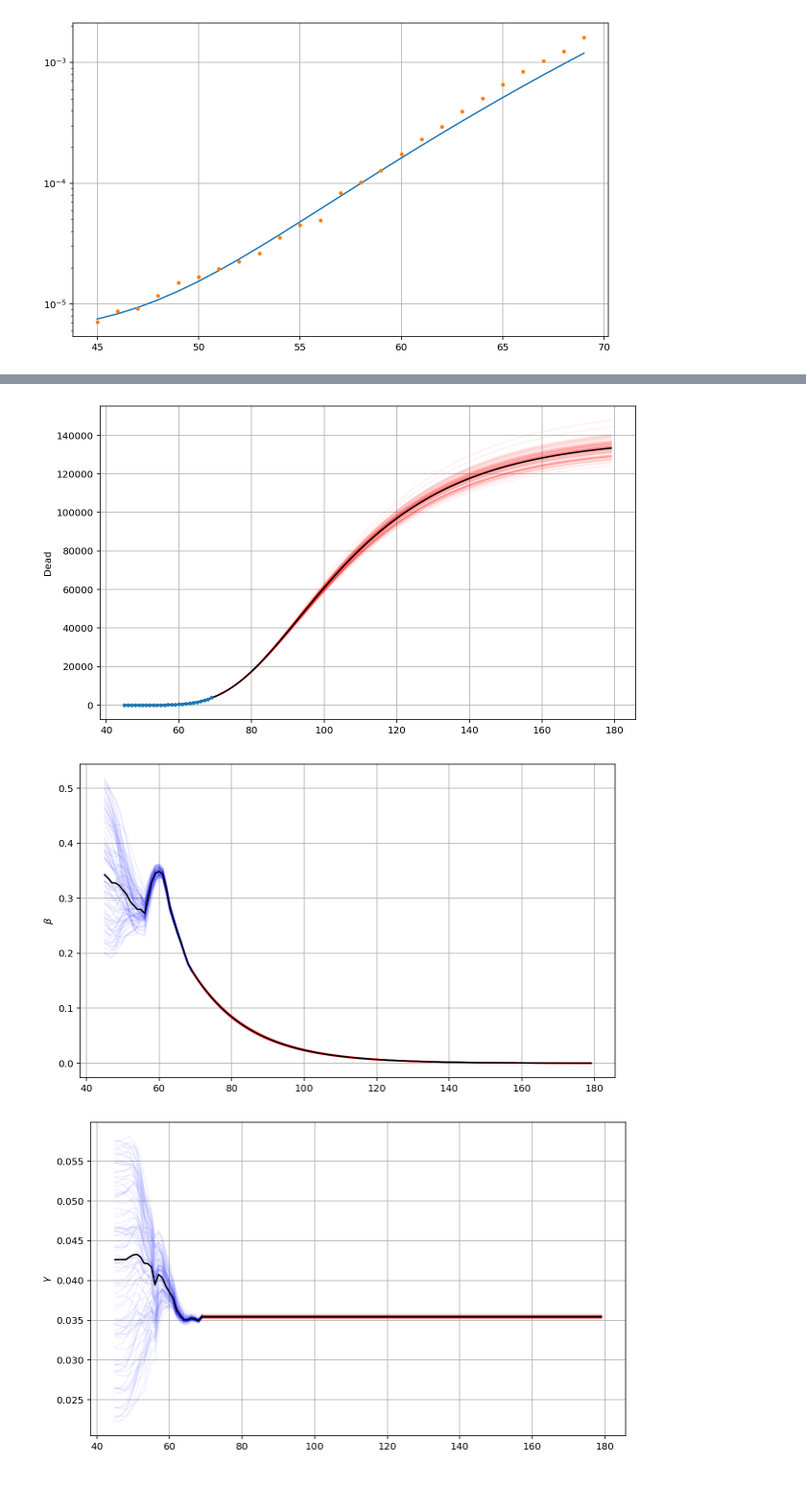
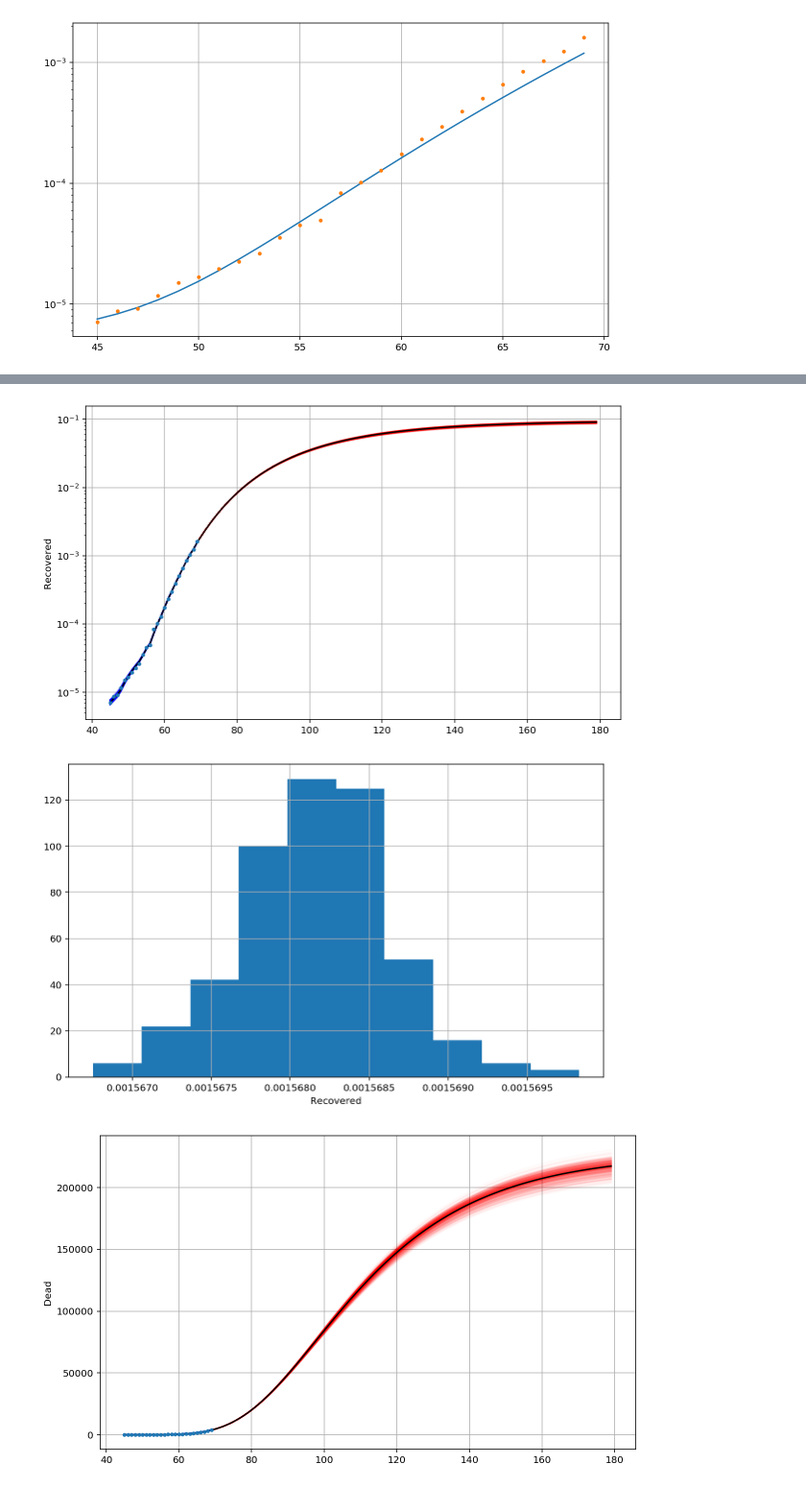
Before and after one commit to jonnydyer/covid-model, a Jupyter notebook: EnKF_US.ipynb, the cells around one changed output, grey strips where cells are left out. Shown at 96% size. Drawn from its saved outputs; the diff is of its cells as text; code cells hidden in the pictures.

```diff
--- a/EnKF_US.ipynb
+++ b/EnKF_US.ipynb
@@ -46,7 +46,7 @@ $$\begin{align}
 # %%
 t0 = 45
 tf = len(dataset[0,:])
-mb = 0.008
+mortality = 0.008
 def sir(y, t, p):
     ds = -y[3] * y[0] * y[1]
     di = y[3] * y[0] * y[1] - y[4] * y[1]
@@ -61,7 +61,7 @@ p = []
 
 N = 300e6
 i0 = 5000. / N
-r0 = 18. / mb / N
+r0 = 18. / mortality / N
 confirmed_ratio = 13
 beta = 0.36
 gamma = 0.04
@@ -72,7 +72,7 @@ y = odeint(sir, t=t, y0=[1.-i0-r0, i0, r0, beta, gamma, kb],
 
 dataset_scaled = np.zeros_like(dataset, dtype=float)
 dataset_scaled[0, :] = dataset[0, :] * confirmed_ratio / N
-dataset_scaled[1, :] = dataset[1, :] / N / mb
+dataset_scaled[1, :] = dataset[1, :] / N / mortality
 
 plt.figure()
 plt.semilogy(t, y[:,1])
@@ -98,7 +98,7 @@ def KF_update(X_prior, H, D, R):
         X_post[:, j] = X_prior[:, j] + K @ (D[:,j] - H @ X_prior[:, j])
     return X_post
 
-def EnKF(data, t0, tf, dt=1., N_ensb=100, cov_obs=[3e-5, 8e-6], tforecast=180): #[3e-3, 8e-4]
+def EnKF(data, t0, tf, dt=1., N_ensb=500, cov_obs=[3e-5, 1e-6], tforecast=180): #[3e-3, 8e-4]
     var0 = [0.9, 0.9, 0.9, 0.9, 0.9]
     I0 = uniform((1.-var0[0]/2)*i0, var0[0]*i0).rvs(size=N_ensb)
     R0 = uniform((1.-var0[1]/2)*r0, var0[1]*r0).rvs(size=N_ensb)
@@ -149,7 +149,7 @@ def EnKF(data, t0, tf, dt=1., N_ensb=100, cov_obs=[3e-5, 8e-6], tforecast=180):
         X_forecast[:, j, :] = odeint(sir, t=tvf, y0=Xs_post[:, j, -1],
                                    args=(p,), rtol=1e-8).T
 
-    alpha = 0.05
+    alpha = 0.02
     plt.figure()
     for j in range(Xs_prior.shape[1]):
         plt.semilogy(tvf, X_forecast[1, j, :], color='r', alpha=alpha)
@@ -158,6 +158,10 @@ def EnKF(data, t0, tf, dt=1., N_ensb=100, cov_obs=[3e-5, 8e-6], tforecast=180):
     plt.semilogy(tvf, np.median(X_forecast[1, :, :], axis=0), color='k')
     plt.semilogy(range(t0, tf), data[0, range(t0, tf)], '.')
     plt.ylabel('Infected')
+
+    plt.figure()
+    plt.hist(Xs_post[1, :, -1], )
+    plt.xlabel('Infected')
 
     plt.figure()
     for j in range(Xs_prior.shape[1]):
@@ -169,12 +173,16 @@ def EnKF(data, t0, tf, dt=1., N_ensb=100, cov_obs=[3e-5, 8e-6], tforecast=180):
     plt.ylabel('Recovered')
 
     plt.figure()
+    plt.hist(Xs_post[2, :, -1])
+    plt.xlabel('Recovered')
+
+    plt.figure()
     for j in range(Xs_prior.shape[1]):
-        plt.plot(tvf, N*mb*X_forecast[2, j, :], color='r', alpha=alpha)
-        plt.plot(tv, N*mb*Xs_post[2, j, :], color='b', alpha=alpha)
-    plt.plot(tv, np.median(N*mb*Xs_post[2, :, :], axis=0), color='k')
-    plt.plot(tvf, np.median(N*mb*X_forecast[2, :, :], axis=0), color='k')
-    plt.plot(range(t0, tf), N*mb*data[1, range(t0, tf)], '.')
+        plt.plot(tvf, N*mortality*X_forecast[2, j, :], color='r', alpha=alpha)
+        plt.plot(tv, N*mortality*Xs_post[2, j, :], color='b', alpha=alpha)
+    plt.plot(tv, np.median(N*mortality*Xs_post[2, :, :], axis=0), color='k')
+    plt.plot(tvf, np.median(N*mortality*X_forecast[2, :, :], axis=0), color='k')
+    plt.plot(range(t0, tf), N*mortality*data[1, range(t0, tf)], '.')
     plt.ylabel('Dead')
 
     plt.figure()
@@ -186,12 +194,20 @@ def EnKF(data, t0, tf, dt=1., N_ensb=100, cov_obs=[3e-5, 8e-6], tforecast=180):
     plt.ylabel(r'$\beta$')
 
     plt.figure()
+    plt.hist(Xs_post[3, :, -1])
+    plt.xlabel(r'$\beta$')
+
+    plt.figure()
     for j in range(Xs_prior.shape[1]):
         plt.plot(tvf, X_forecast[4, j, :], color='r', alpha=alpha)
         plt.plot(tv, Xs_post[4, j, :], color='b', alpha=alpha)
     plt.plot(tv, np.median(Xs_post[4, :, :], axis=0), color='k')
     plt.plot(tvf, np.median(X_forecast[4, :, :], axis=0), color='k')
     plt.ylabel(r'$\gamma$')
+
+    plt.figure()
+    plt.hist(Xs_post[4, :, -1])
+    plt.xlabel(r'$\gamma$')
 
     plt.figure()
     for j in range(Xs_prior.shape[1]):
@@ -202,12 +218,20 @@ def EnKF(data, t0, tf, dt=1., N_ensb=100, cov_obs=[3e-5, 8e-6], tforecast=180):
     plt.ylabel('kB')
 
     plt.figure()
+    plt.hist(Xs_post[5, :, -1])
+    plt.xlabel(r'kB')
+
+    plt.figure()
     for j in range(Xs_prior.shape[1]):
         plt.plot(tvf, X_forecast[3, j, :]/X_forecast[4, j, :], color='r', alpha=alpha)
         plt.plot(tv, Xs_post[3, j, :] / Xs_post[4, j, :], color='b', alpha=alpha)
     plt.plot(tv, np.median(Xs_post[3, :, :], axis=0) / np.median(Xs_post[4, :, :], axis=0), color='k')
     plt.plot(tvf, np.median(X_forecast[3, :, :], axis=0) / np.median(X_forecast[4, :, :], axis=0), color='k')
-    plt.ylabel(r'$\frac{\beta}{\gamma}$')
+    plt.ylabel('R')
+
+    plt.figure()
+    plt.hist(Xs_post[3, :, -1] / Xs_post[4, :, -1])
+    plt.xlabel(r'R')
 
 EnKF(dataset_scaled, t0, tf)
 # %% [output]
@@ -216,3 +240,3 @@ EnKF(dataset_scaled, t0, tf)
-[figure, old version]
+[figure, new version]
-[figure, old version]
+[figure, new version]
-[figure, old version]
+[figure, new version]
```
Also changed, not shown: parts of 1 cell of this notebook, 1 other file.
